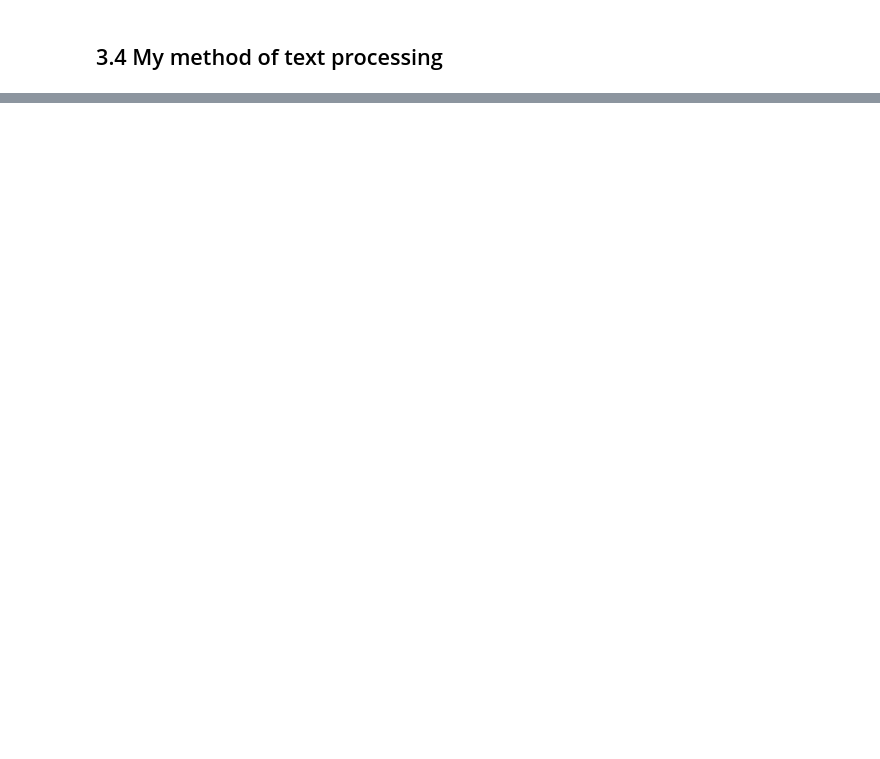
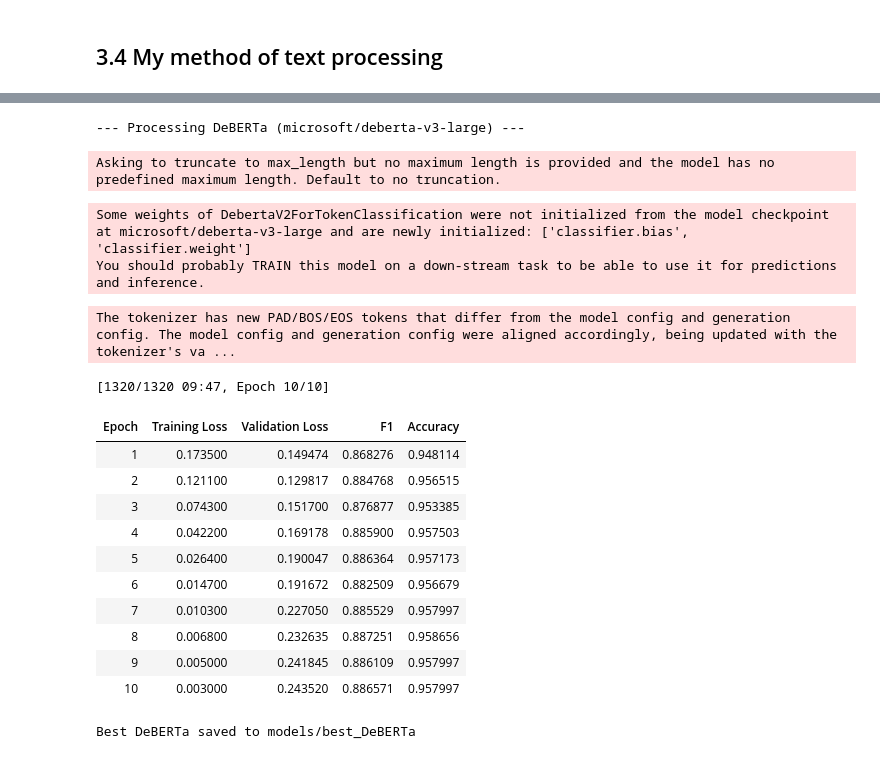
Before and after one commit to egorser0v/NLP2025, a Jupyter notebook: 2/2_serov.ipynb, the cells around one changed output, grey strips where cells are left out. Cells and saved outputs as stored; diff of their text form; code cells hidden in the pictures; blank space fills up the shorter version.

```diff
--- a/2/2_serov.ipynb
+++ b/2/2_serov.ipynb
@@ -478,0 +464,25 @@ Saved submissions/test_last.tsv and submissions/test_last.zip
+# %%
+trainer_deberta, tokenizer_deberta = train_transformer_model(
+    model_checkpoint="microsoft/deberta-v3-large",
+    output_dir_name="./deberta-results",
+    friendly_name="DeBERTa"
+)
+# %% [output]
+--- Processing DeBERTa (microsoft/deberta-v3-large) ---
+Asking to truncate to max_length but no maximum length is provided and the model has no predefined maximum length. Default to no truncation.
+Some weights of DebertaV2ForTokenClassification were not initialized from the model checkpoint at microsoft/deberta-v3-large and are newly initialized: ['classifier.bias', 'classifier.weight']
+You should probably TRAIN this model on a down-stream task to be able to use it for predictions and inference.
+The tokenizer has new PAD/BOS/EOS tokens that differ from the model config and generation config. The model config and generation config were aligned accordingly, being updated with the tokenizer's va ...
+[1320/1320 09:47, Epoch 10/10]
+| Epoch | Training Loss | Validation Loss | F1 | Accuracy |
+| 1 | 0.173500 | 0.149474 | 0.868276 | 0.948114 |
+| 2 | 0.121100 | 0.129817 | 0.884768 | 0.956515 |
+| 3 | 0.074300 | 0.151700 | 0.876877 | 0.953385 |
+| 4 | 0.042200 | 0.169178 | 0.885900 | 0.957503 |
+| 5 | 0.026400 | 0.190047 | 0.886364 | 0.957173 |
+| 6 | 0.014700 | 0.191672 | 0.882509 | 0.956679 |
+| 7 | 0.010300 | 0.227050 | 0.885529 | 0.957997 |
+| 8 | 0.006800 | 0.232635 | 0.887251 | 0.958656 |
+| 9 | 0.005000 | 0.241845 | 0.886109 | 0.957997 |
+| 10 | 0.003000 | 0.243520 | 0.886571 | 0.957997 |
+Best DeBERTa saved to models/best_DeBERTa
```
Also changed, not shown: parts of 28 cells of this notebook, 34 other files.
